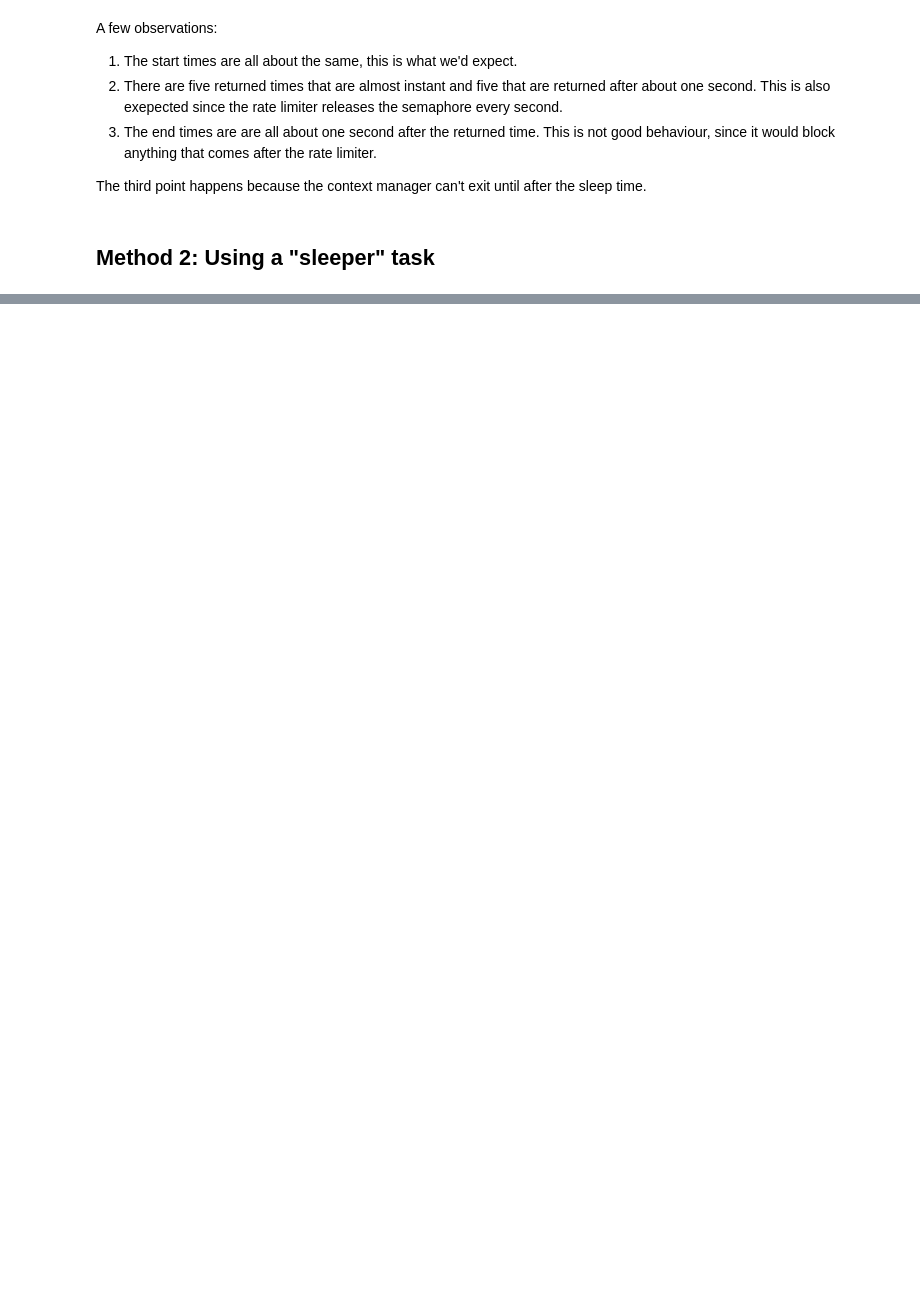
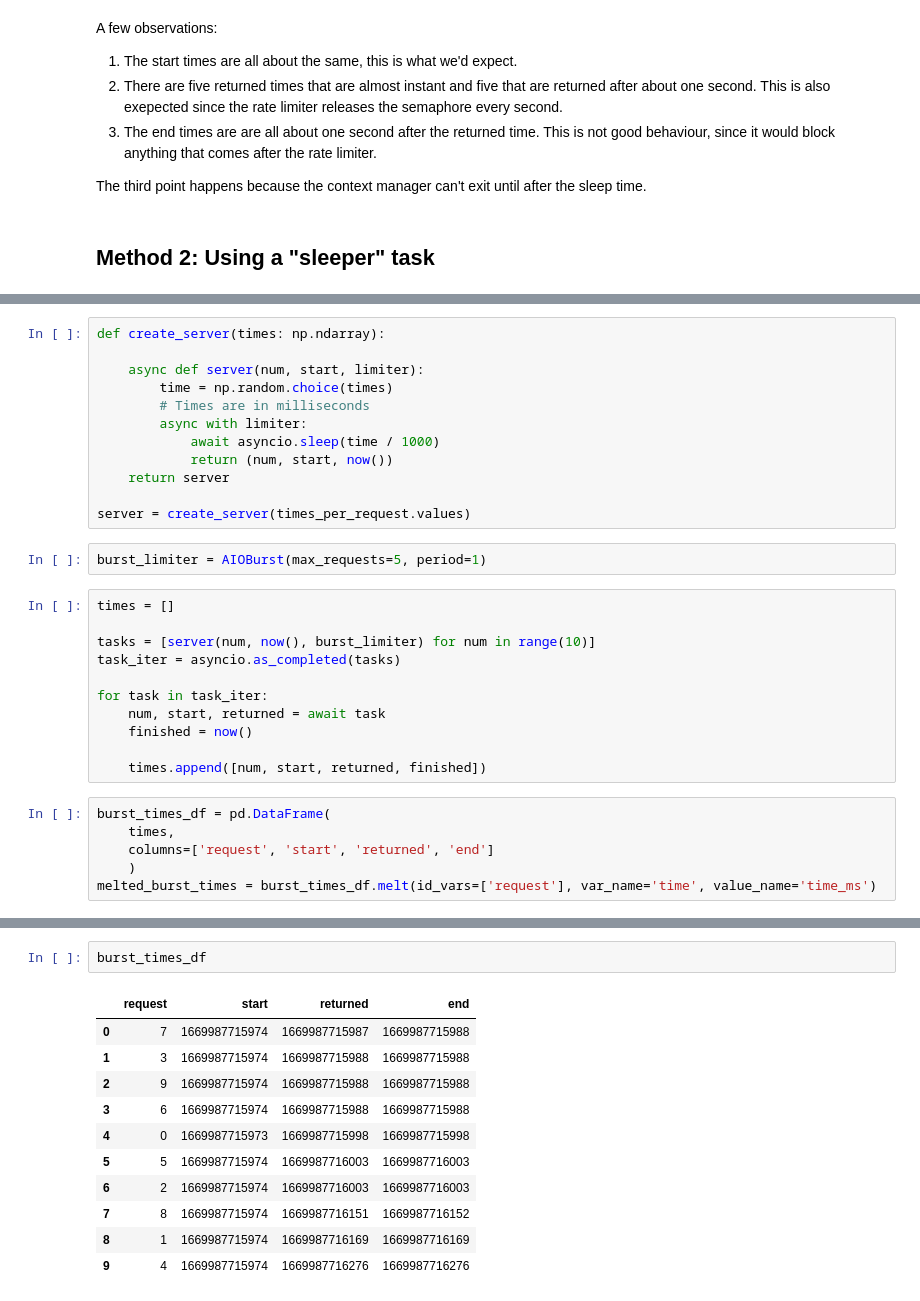
Before and after one commit to ericfeunekes/ericfeunekes.github.io, a Jupyter notebook: blog/posts/async-rate-limit.ipynb, the cells around one changed output, grey strips where cells are left out. Cells and saved outputs as stored; diff of their text form; blank space fills up the shorter version.

```diff
--- a/blog/posts/async-rate-limit.ipynb
+++ b/blog/posts/async-rate-limit.ipynb
@@ -118,0 +121,31 @@ The third point happens because the context manager can't exit until after the s
+# %%
+def create_server(times: np.ndarray):
+
+    async def server(num, start, limiter):
+        time = np.random.choice(times)
+        # Times are in milliseconds
+        async with limiter:
+            await asyncio.sleep(time / 1000)
+            return (num, start, now())
+    return server
+
+server = create_server(times_per_request.values)
+# %%
+burst_limiter = AIOBurst(max_requests=5, period=1)
+# %%
+times = []
+
+tasks = [server(num, now(), burst_limiter) for num in range(10)]
+task_iter = asyncio.as_completed(tasks)
+
+for task in task_iter:
+    num, start, returned = await task
+    finished = now()
+
+    times.append([num, start, returned, finished])
+# %%
+burst_times_df = pd.DataFrame(
+    times,
+    columns=['request', 'start', 'returned', 'end']
+    )
+melted_burst_times = burst_times_df.melt(id_vars=['request'], var_name='time', value_name='time_ms')
@@ -118,0 +156,14 @@ The third point happens because the context manager can't exit until after the s
+# %%
+burst_times_df
+# %% [output]
+|  | request | start | returned | end |
+| 0 | 7 | 1669987715974 | 1669987715987 | 1669987715988 |
+| 1 | 3 | 1669987715974 | 1669987715988 | 1669987715988 |
+| 2 | 9 | 1669987715974 | 1669987715988 | 1669987715988 |
+| 3 | 6 | 1669987715974 | 1669987715988 | 1669987715988 |
+| 4 | 0 | 1669987715973 | 1669987715998 | 1669987715998 |
+| 5 | 5 | 1669987715974 | 1669987716003 | 1669987716003 |
+| 6 | 2 | 1669987715974 | 1669987716003 | 1669987716003 |
+| 7 | 8 | 1669987715974 | 1669987716151 | 1669987716152 |
+| 8 | 1 | 1669987715974 | 1669987716169 | 1669987716169 |
+| 9 | 4 | 1669987715974 | 1669987716276 | 1669987716276 |
```
Also changed, not shown: parts of 4 cells of this notebook.
